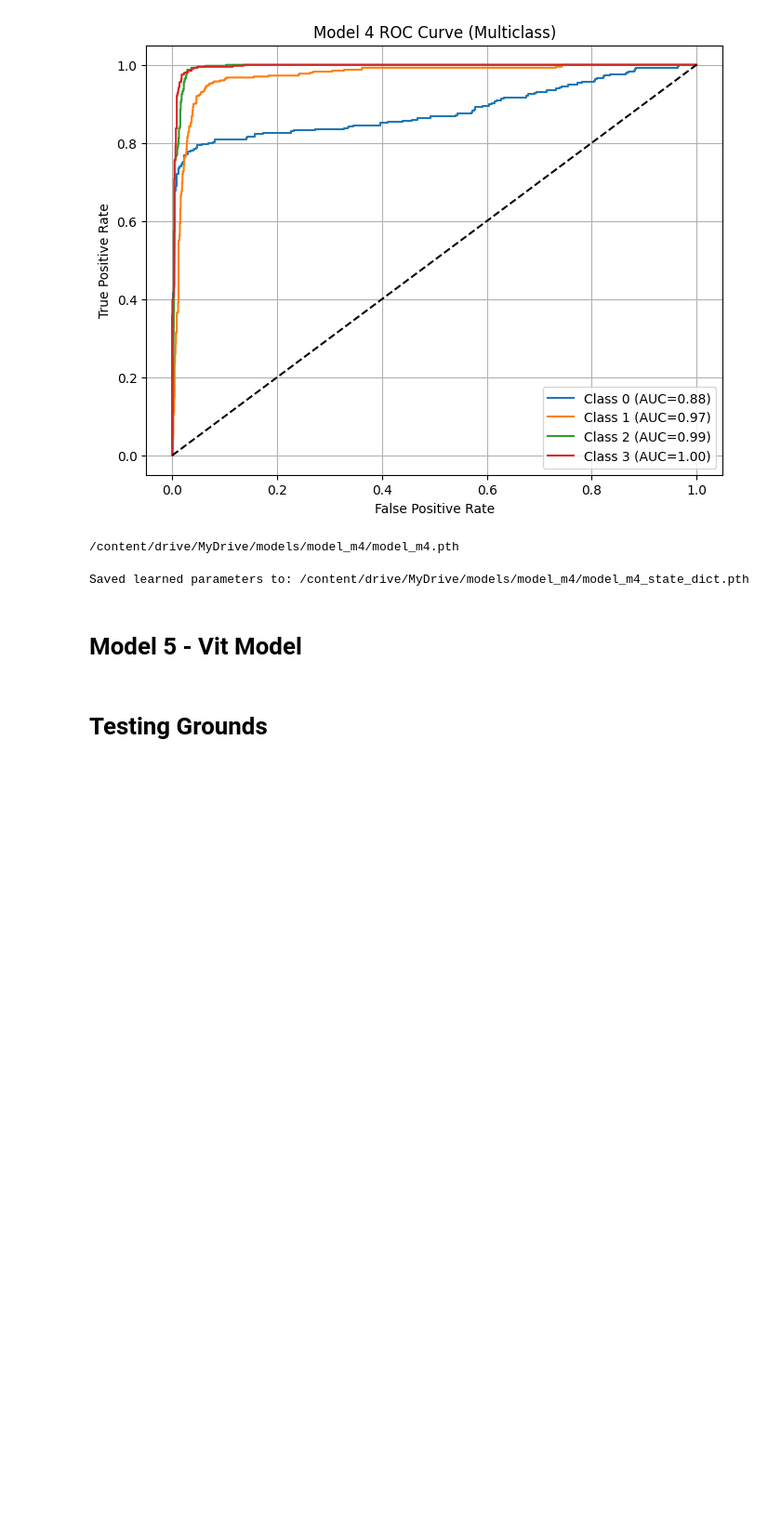
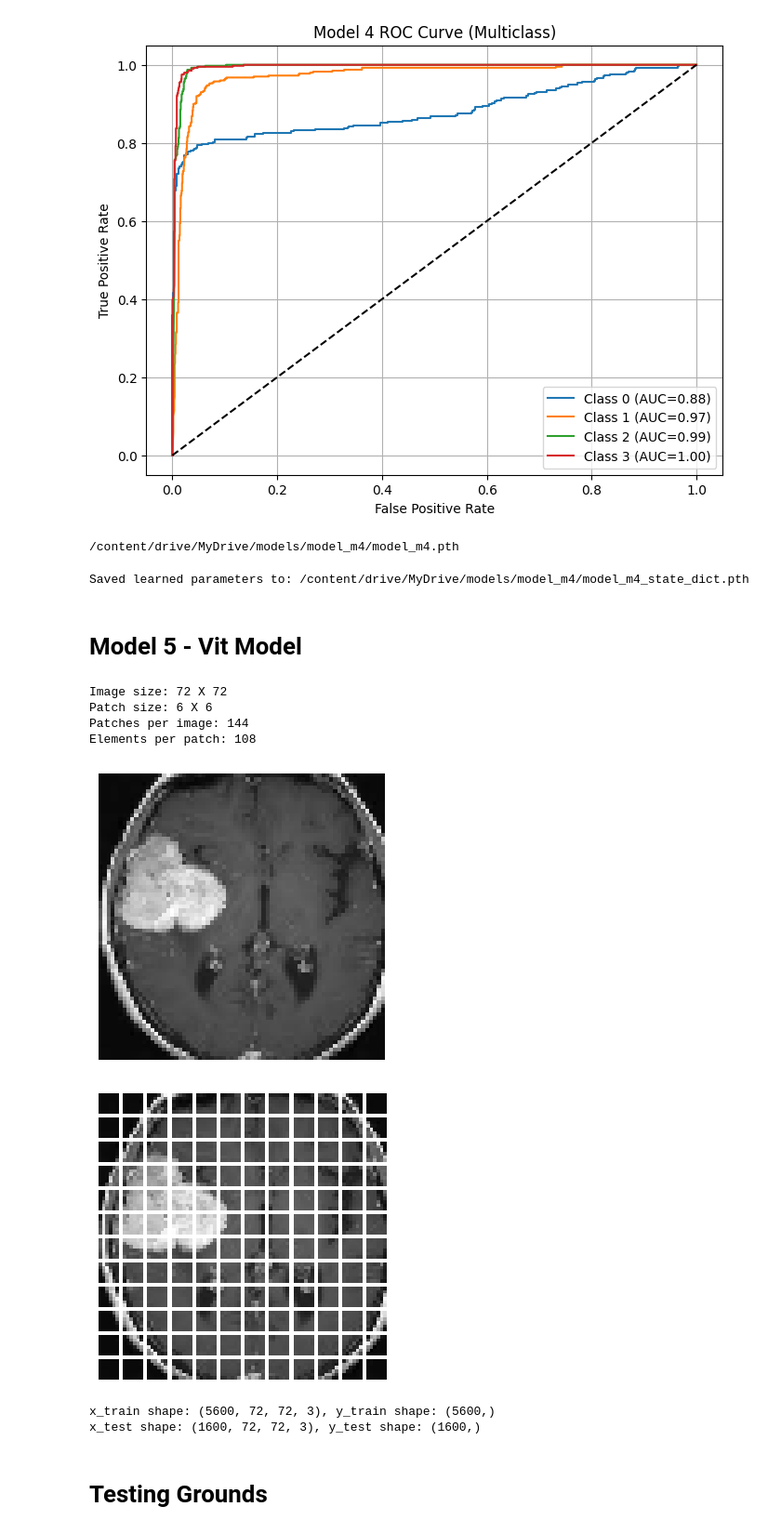
Before and after one commit to ShannonH98/PyTorch_Practice_Projects, a Jupyter notebook: MRI_Project.ipynb, the cells around one changed output. Shown at 93% size. Drawn from its saved outputs; the diff is of its cells as text; code cells hidden in the pictures; blank space fills up the shorter version.

```diff
--- a/MRI_Project.ipynb
+++ b/MRI_Project.ipynb
@@ -1690,13 +1691,13 @@ def mlp(x, hidden_units, dropout_rate):
         x = layers.Dropout(dropout_rate)(x)
     return x
 # %%
-class Patches(layers.Layer):
+class Patches(keras.layers.Layer):
     def __init__(self, patch_size):
         super().__init__()
         self.patch_size = patch_size
 
     def call(self, images):
-        input_shape = ops.shape(images)
+        input_shape = keras.ops.shape(images)
         batch_size = input_shape[0]
         height = input_shape[1]
         width = input_shape[2]
@@ -1704,7 +1705,7 @@ class Patches(layers.Layer):
         num_patches_h = height // self.patch_size
         num_patches_w = width // self.patch_size
         patches = keras.ops.image.extract_patches(images, size=self.patch_size)
-        patches = ops.reshape(
+        patches = keras.ops.reshape(
             patches,
             (
                 batch_size,
@@ -1721,23 +1722,30 @@ class Patches(layers.Layer):
 # %%
 plt.figure(figsize=(4, 4))
 image = sample_images_for_adapt[np.random.choice(range(sample_images_for_adapt.shape[0]))]
-plt.imshow(ops.convert_to_numpy(image).astype("uint8"))
+plt.imshow(keras.ops.convert_to_numpy(image).astype("uint8"))
 plt.axis("off")
 
-resized_image = ops.image.resize(
-    ops.convert_to_tensor([image]), size=(image_size, image_size)
+resized_image = keras.ops.image.resize(
+    keras.ops.convert_to_tensor([image]), size=(image_size, image_size)
 )
 patches = Patches(patch_size)(resized_image)
 print(f"Image size: {image_size} X {image_size}")
 print(f"Patch size: {patch_size} X {patch_size}")
 print(f"Patches per image: {patches.shape[1]}")
 print(f"Elements per patch: {patches.shape[-1]}")
 
 n = int(np.sqrt(patches.shape[1]))
 plt.figure(figsize=(4, 4))
 for i, patch in enumerate(patches[0]):
     ax = plt.subplot(n, n, i + 1)
-    patch_img = ops.reshape(patch, (patch_size, patch_size, 3))
-    plt.imshow(ops.convert_to_numpy(patch_img).astype("uint8"))
+    patch_img = keras.ops.reshape(patch, (patch_size, patch_size, 3))
+    plt.imshow(keras.ops.convert_to_numpy(patch_img).astype("uint8"))
     plt.axis("off")
+# %% [output]
+Image size: 72 X 72
+Patch size: 6 X 6
+Patches per image: 144
+Elements per patch: 108
+[figure, added]
+[figure, added]
 # %%
@@ -1815,6 +1823,9 @@ x_test, y_test = prepare_image_dataset(test_paths, test_labels, label_to_int)
 
 print(f"x_train shape: {x_train.shape}, y_train shape: {y_train.shape}")
 print(f"x_test shape: {x_test.shape}, y_test shape: {y_test.shape}")
+# %% [output]
+x_train shape: (5600, 72, 72, 3), y_train shape: (5600,)
+x_test shape: (1600, 72, 72, 3), y_test shape: (1600,)
 # %%
 start = time.perf_counter()
 from tqdm import tqdm
```
Also changed, not shown: parts of 10 cells of this notebook.
